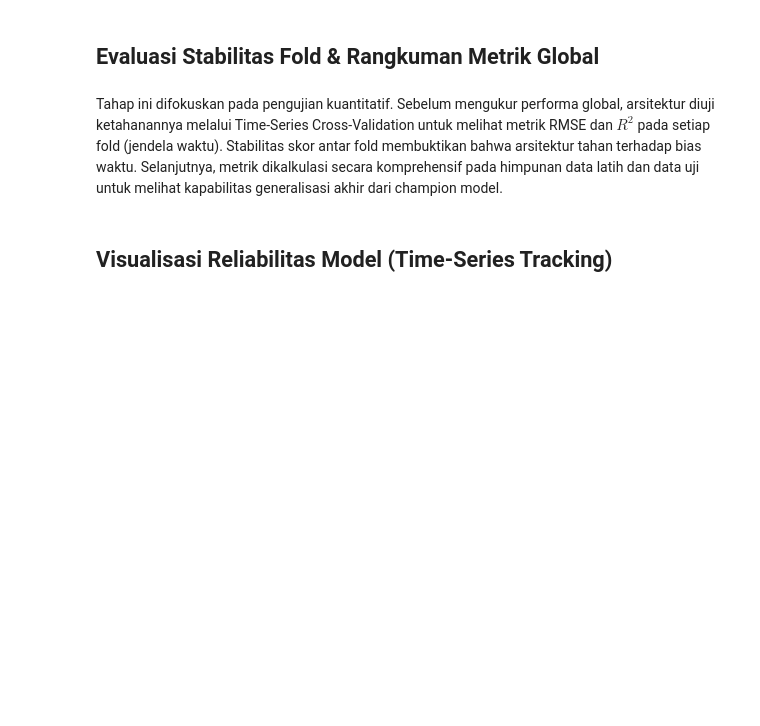
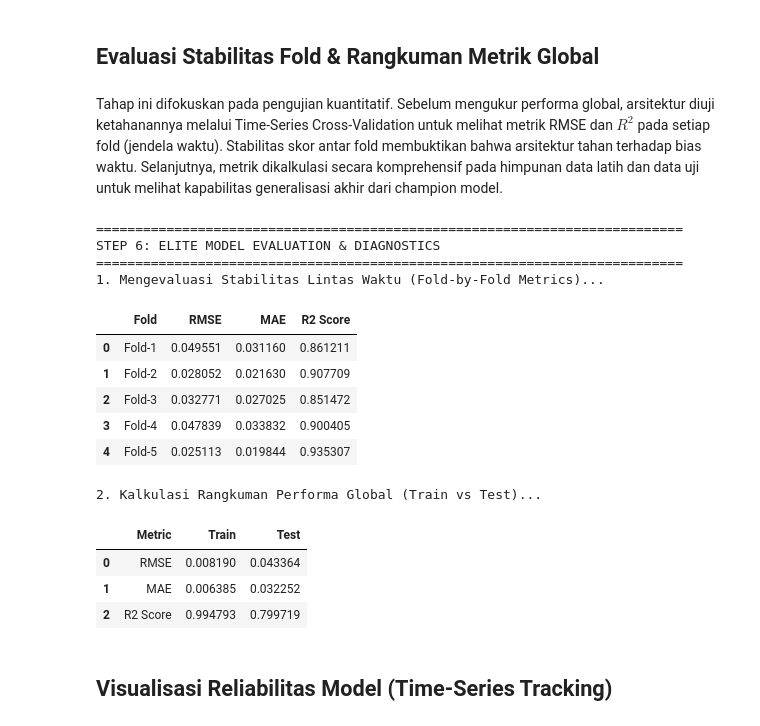
Before and after one commit to PashaAkrilian/Godzila-El-Nino, a Jupyter notebook: godzila-el-nino.ipynb, the cells around one changed output. Drawn from its saved outputs; the diff is of its cells as text; code cells hidden in the pictures; blank space fills up the shorter version.

```diff
--- a/godzila-el-nino.ipynb
+++ b/godzila-el-nino.ipynb
@@ -658,6 +766,10 @@ import seaborn as sns
 from sklearn.metrics import mean_squared_error, mean_absolute_error, r2_score
 from sklearn.model_selection import TimeSeriesSplit
 import xgboost as xgb
+
+print("="*75)
+print("STEP 6: ELITE MODEL EVALUATION & DIAGNOSTICS")
+print("="*75)
 
 # =======================================================
 # 1. FOLD-BY-FOLD CROSS VALIDATION METRICS (STABILITY CHECK)
@@ -672,7 +784,13 @@ for fold, (train_idx, val_idx) in enumerate(tscv.split(X_train)):
 
     # Melatih model iterasi ini dengan parameter juara
     fold_model = xgb.XGBRegressor(**final_params)
-    fold_model.fit(X_tr, y_tr, verbose=False)
+
+    # PERBAIKAN: Menambahkan eval_set agar early_stopping bisa bekerja di setiap fold
+    fold_model.fit(
+        X_tr, y_tr,
+        eval_set=[(X_val, y_val)],
+        verbose=False
+    )
 
     fold_preds = fold_model.predict(X_val)
     fold_metrics.append({
@@ -682,33 +800,49 @@ for fold, (train_idx, val_idx) in enumerate(tscv.split(X_train)):
         'R2 Score': r2_score(y_val, fold_preds)
     })
 
 df_fold_metrics = pd.DataFrame(fold_metrics)
 display(df_fold_metrics.style.highlight_max(subset=['R2 Score'], color='lightgreen')
                              .highlight_min(subset=['RMSE', 'MAE'], color='lightgreen'))
 
 # =======================================================
 # 2. GENERATE GLOBAL PREDICTIONS & METRICS
 # =======================================================
 print("\n2. Kalkulasi Rangkuman Performa Global (Train vs Test)...")
 y_pred_train = final_xgb_model.predict(X_train)
 y_pred_test = final_xgb_model.predict(X_test)
 
 metrics = {
     'Metric': ['RMSE', 'MAE', 'R2 Score'],
     'Train': [
         np.sqrt(mean_squared_error(y_train, y_pred_train)),
         mean_absolute_error(y_train, y_pred_train),
         r2_score(y_train, y_pred_train)
     ],
     'Test': [
         np.sqrt(mean_squared_error(y_test, y_pred_test)),
         mean_absolute_error(y_test, y_pred_test),
         r2_score(y_test, y_pred_test)
     ]
 }
 
 df_metrics = pd.DataFrame(metrics)
 display(df_metrics.style.highlight_min(axis=0, color='lightgreen', subset=['Test']))
+# %% [output]
+===========================================================================
+STEP 6: ELITE MODEL EVALUATION & DIAGNOSTICS
+===========================================================================
+1. Mengevaluasi Stabilitas Lintas Waktu (Fold-by-Fold Metrics)...
+|  | Fold | RMSE | MAE | R2 Score |
+| 0 | Fold-1 | 0.049551 | 0.031160 | 0.861211 |
+| 1 | Fold-2 | 0.028052 | 0.021630 | 0.907709 |
+| 2 | Fold-3 | 0.032771 | 0.027025 | 0.851472 |
+| 3 | Fold-4 | 0.047839 | 0.033832 | 0.900405 |
+| 4 | Fold-5 | 0.025113 | 0.019844 | 0.935307 |
+2. Kalkulasi Rangkuman Performa Global (Train vs Test)...
+|  | Metric | Train | Test |
+| 0 | RMSE | 0.008190 | 0.043364 |
+| 1 | MAE | 0.006385 | 0.032252 |
+| 2 | R2 Score | 0.994793 | 0.799719 |
 # %% [markdown]
 ## Visualisasi Reliabilitas Model (Time-Series Tracking)
 # %% [markdown]
```
Also changed, not shown: parts of 22 cells of this notebook.
